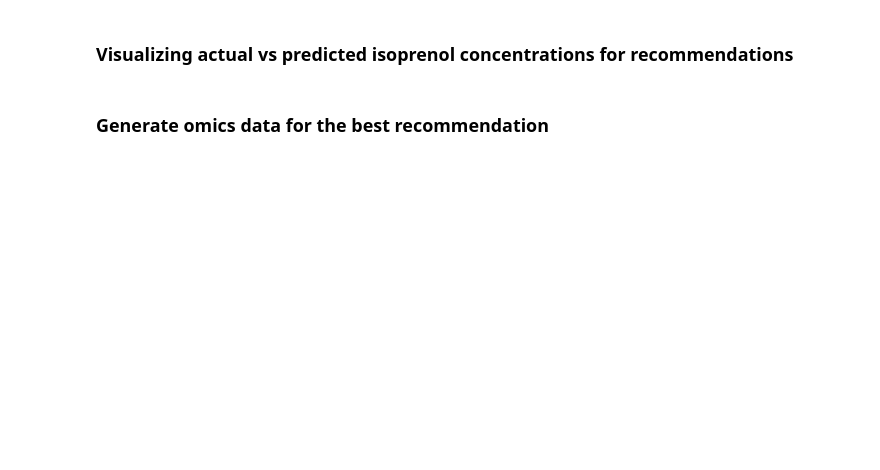
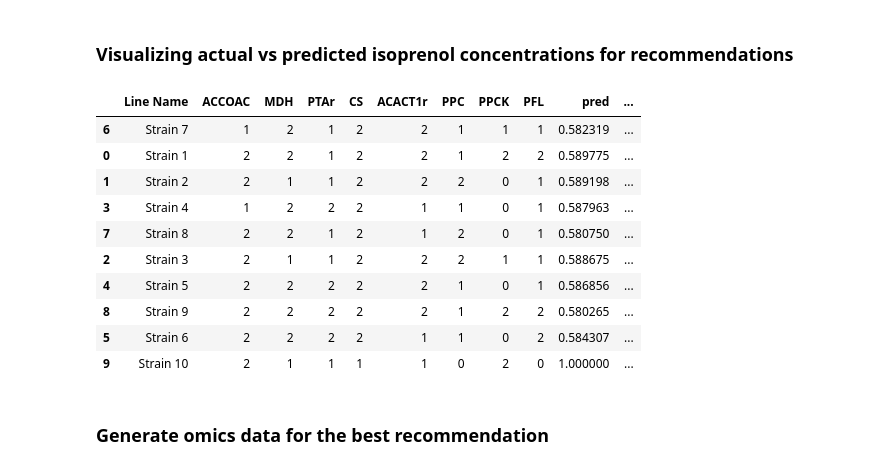
Before and after one commit to costasmexis/straindesignXAI, a Jupyter notebook: notebooks/Notebook D.ipynb, the cells around one changed output. Saved outputs shown, nothing was run; the diff lists cells and outputs as text; code cells hidden in the pictures; blank space fills up the shorter version.

```diff
--- a/notebooks/Notebook D.ipynb
+++ b/notebooks/Notebook D.ipynb
@@ -143,12 +195,25 @@ EmetsBE
 # %%
 production = []
 for i in range(user_params['numinstances']):
     cell, Emets = cellsEmetsBE[i]
     production.append(Emets.loc[9,'isoprenol_e'])
 
 production_df = rec_df.copy()
 production_df['Actual Isoprenol [mM]'] = production.copy()
+production_df.sort_values(by='Actual Isoprenol [mM]', ascending=False, inplace=True)
 production_df
+# %% [output]
+|  | Line Name | ACCOAC | MDH | PTAr | CS | ACACT1r | PPC | PPCK | PFL | pred | ... |
+| 6 | Strain 7 | 1 | 2 | 1 | 2 | 2 | 1 | 1 | 1 | 0.582319 | ... |
+| 0 | Strain 1 | 2 | 2 | 1 | 2 | 2 | 1 | 2 | 2 | 0.589775 | ... |
+| 1 | Strain 2 | 2 | 1 | 1 | 2 | 2 | 2 | 0 | 1 | 0.589198 | ... |
+| 3 | Strain 4 | 1 | 2 | 2 | 2 | 1 | 1 | 0 | 1 | 0.587963 | ... |
+| 7 | Strain 8 | 2 | 2 | 1 | 2 | 1 | 2 | 0 | 1 | 0.580750 | ... |
+| 2 | Strain 3 | 2 | 1 | 1 | 2 | 2 | 2 | 1 | 1 | 0.588675 | ... |
+| 4 | Strain 5 | 2 | 2 | 2 | 2 | 2 | 1 | 0 | 1 | 0.586856 | ... |
+| 8 | Strain 9 | 2 | 2 | 2 | 2 | 2 | 1 | 2 | 2 | 0.580265 | ... |
+| 5 | Strain 6 | 2 | 2 | 2 | 2 | 1 | 1 | 0 | 2 | 0.584307 | ... |
+| 9 | Strain 10 | 2 | 1 | 1 | 1 | 1 | 0 | 2 | 0 | 1.000000 | ... |
 # %%
 # Save the results
 production_df.to_csv('../data/recommendations_with_production.csv')
```
Also changed, not shown: parts of 9 cells of this notebook, 14 other files.
